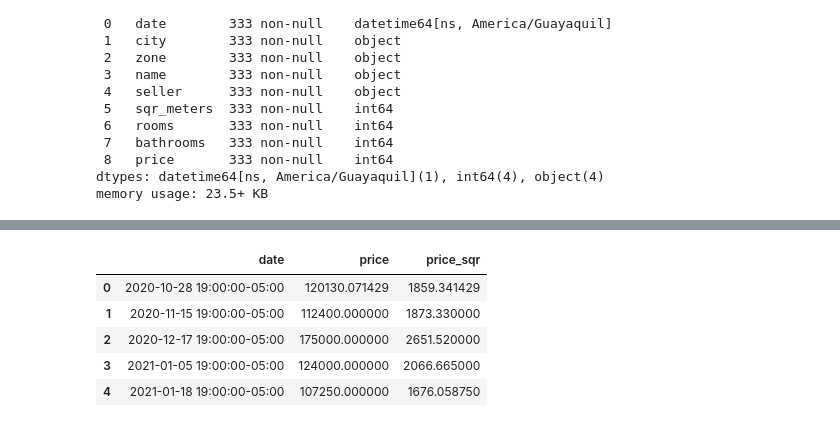
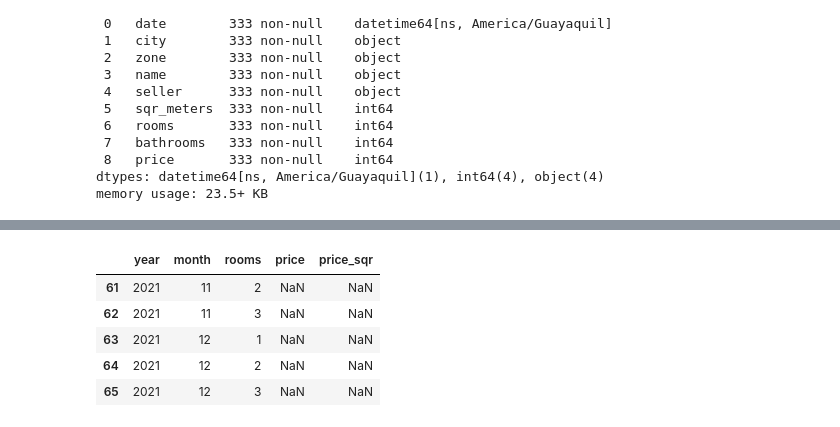
Before and after one commit to gabrielborja/python_data_analysis, a Jupyter notebook: real_state_analytics.ipynb, the cells around one changed output, grey strips where cells are left out. Drawn from its saved outputs; the diff is of its cells as text; code cells hidden in the pictures.

Commit message:
Create EDA for apartment prices

```diff
--- a/real_state_analytics.ipynb
+++ b/real_state_analytics.ipynb
@@ -289,0 +292,4 @@ df1_dep.head()
+# %%
+#Selecting essential columns and saving to new dataframe
+df1_apa = df1[['date', 'sqr_meters', 'rooms', 'bathrooms', 'price']].copy()
+df1_apa.tail()
@@ -289,0 +303,4 @@ df1_dep.head()
+# %%
+#Assigning columns as categorical data
+df1_apa['rooms'] = df1_apa['rooms'].astype("category")
+df1_apa['bathrooms'] = df1_apa['bathrooms'].astype("category")
@@ -289,0 +327,5 @@ df1_dep.head()
+# %%
+#Calculating outlier threshold
+iqr = (df1_apa['price'].quantile(0.75) - df1_apa['price'].quantile(0.25))
+outl = (df1_apa['price'].quantile(0.75) + 1.5*iqr) #==> Third quartile + 1.5*IQR
+print(iqr, outl)
@@ -289,0 +334,4 @@ df1_dep.head()
+# %%
+#Dropping outliers from dataset
+df1_apa = df1_apa[df1_apa['price']<outl].reset_index(drop=True)
+df1_apa.shape
@@ -290,13 +353,16 @@ df1_dep.head()
 # %%
-#Grouping by month
-df1_grouped = df1_dep.assign(price_sqr = round((df1_dep['price']/df1_dep['sqr_meters']), 2)).copy()
-df1_grouped = df1_grouped.groupby(['date']).agg(price = ('price', 'mean'), price_sqr = ('price_sqr', 'mean')).reset_index()
-df1_grouped.head()
+#Grouping by year, month and rooms
+df1_grouped = df1_apa.copy()
+df1_grouped = df1_grouped.assign(price_sqr = round((df1_grouped['price']/df1_grouped['sqr_meters']), 2),
+                                 year = df1_grouped['date'].dt.year,
+                                 month = df1_grouped['date'].dt.month)
+df1_grouped = df1_grouped.groupby(['year', 'month', 'rooms']).agg(price = ('price', 'mean'), price_sqr = ('price_sqr', 'mean')).reset_index()
+df1_grouped.tail()
 # %% [output]
-|  | date | price | price_sqr |
-| 0 | 2020-10-28 19:00:00-05:00 | 120130.071429 | 1859.341429 |
-| 1 | 2020-11-15 19:00:00-05:00 | 112400.000000 | 1873.330000 |
-| 2 | 2020-12-17 19:00:00-05:00 | 175000.000000 | 2651.520000 |
-| 3 | 2021-01-05 19:00:00-05:00 | 124000.000000 | 2066.665000 |
-| 4 | 2021-01-18 19:00:00-05:00 | 107250.000000 | 1676.058750 |
+|  | year | month | rooms | price | price_sqr |
+| 61 | 2021 | 11 | 2 | NaN | NaN |
+| 62 | 2021 | 11 | 3 | NaN | NaN |
+| 63 | 2021 | 12 | 1 | NaN | NaN |
+| 64 | 2021 | 12 | 2 | NaN | NaN |
+| 65 | 2021 | 12 | 3 | NaN | NaN |
 # %%
```
Also changed, not shown: parts of 19 cells of this notebook.
